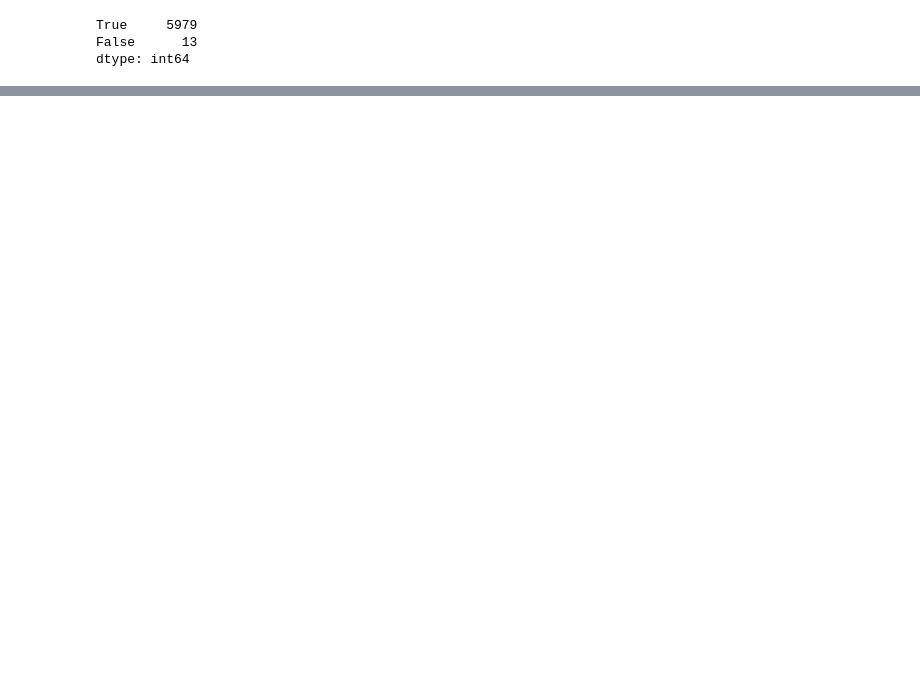
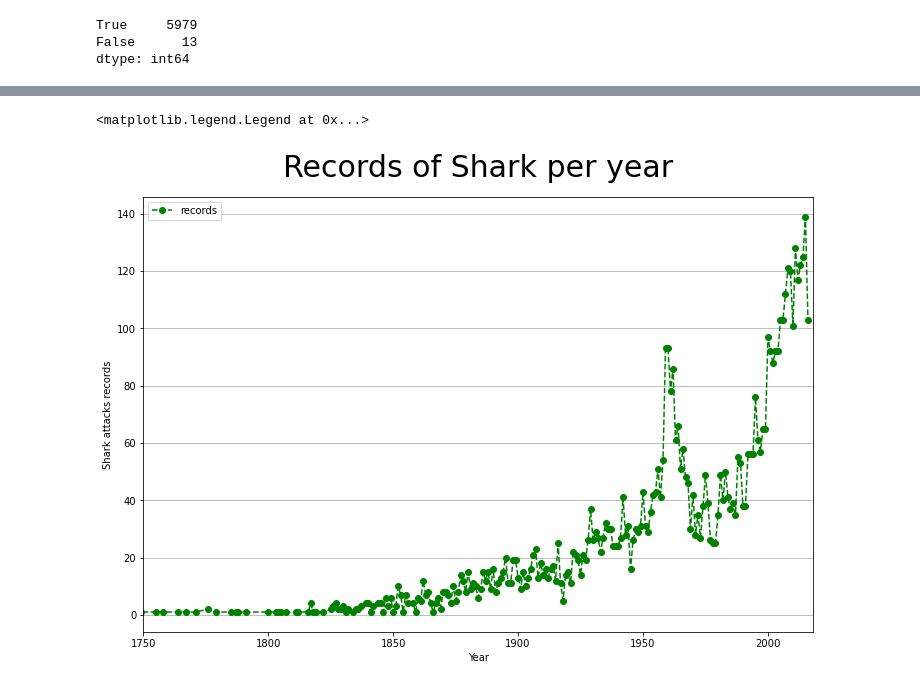
Before and after one commit to joao-dias-25/Data_cleaning_Project, a Jupyter notebook: data-wrangling.ipynb, the cells around one changed output, grey strips where cells are left out. Cells and saved outputs as stored; diff of their text form; code cells hidden in the pictures; blank space fills up the shorter version.

```diff
--- a/data-wrangling.ipynb
+++ b/data-wrangling.ipynb
@@ -167,0 +219,29 @@ dtype: int64
+# %%
+# I will group for year and count the number of shark attacks for our first question
+
+
+records_year=df.groupby(by="Year").size().copy()
+# %%
+# for plotting
+import matplotlib
+import matplotlib.pyplot as plt
+
+%matplotlib inline
+%timeit [x**2 for x in range(10)]
+%magic
+
+# How to initialize the two essential objects for plotting:
+fig, ax = plt.subplots(figsize=(12,8))
+ax.plot(records_year,
+       color='green',
+       marker='o',
+       linestyle='dashed',
+       label='records',
+       )
+ax.set_xlim([1750,2018])
+ax.set_xlabel('Year', fontsize=10);
+ax.set_ylabel('Shark attacks records', fontsize=10);
+ax.set_title('Records of Shark per year', fontsize=30, pad=20);
+ax.grid(axis='y')
+ax.legend()
+# %% [output]
@@ -167,0 +249,2 @@ dtype: int64
+<matplotlib.legend.Legend at 0x...>
+[figure, added]
```
Also changed, not shown: parts of 19 cells of this notebook, 1 other file.
